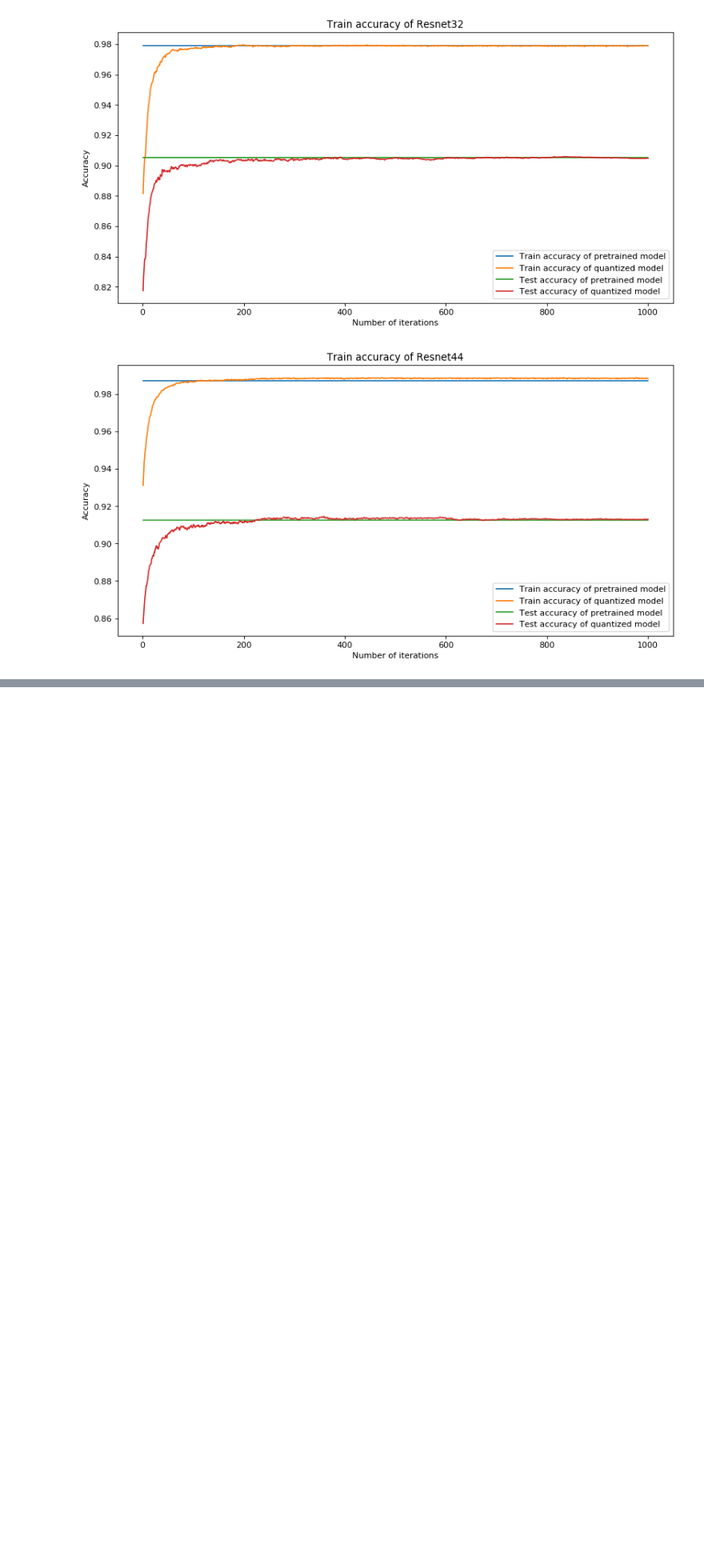
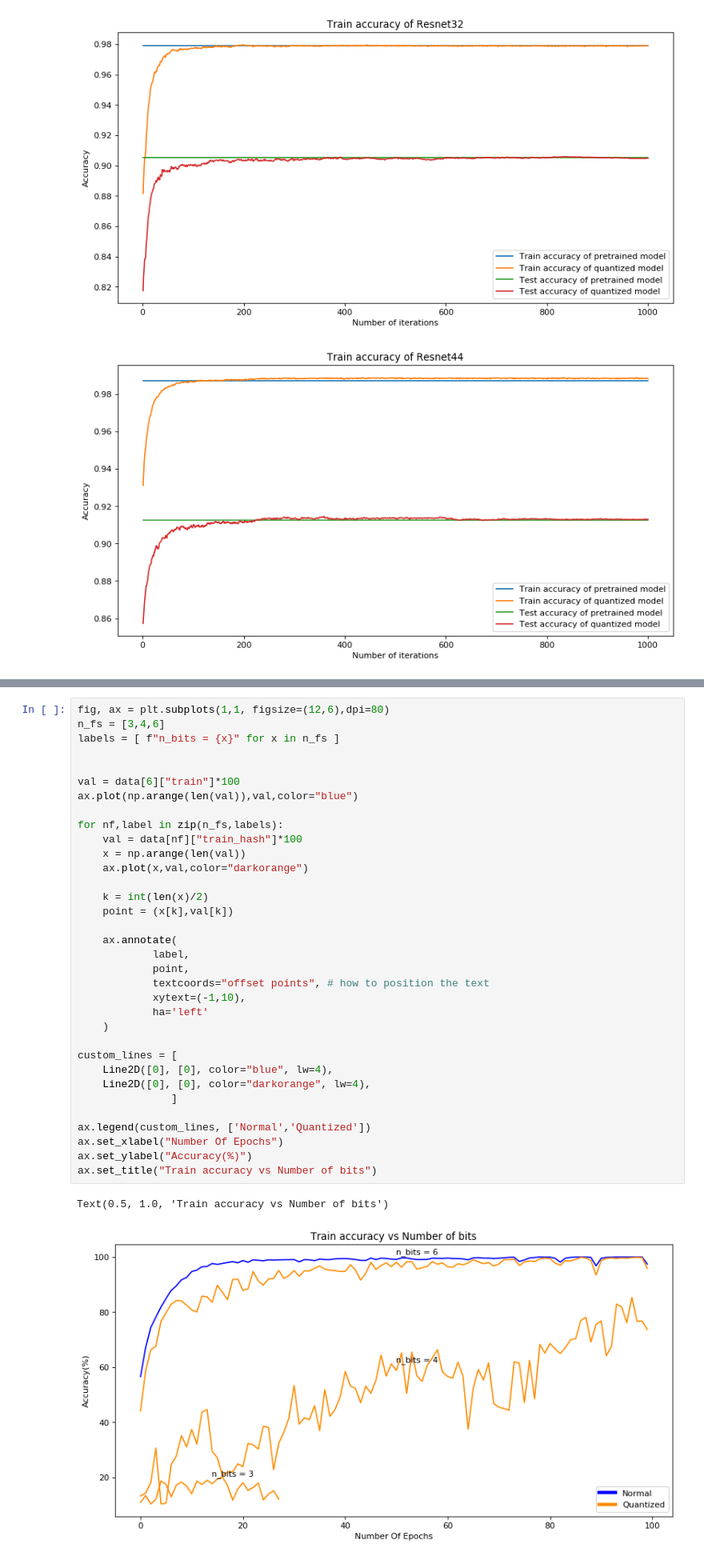
Before and after one commit to aghinsa/HashedConv, a Jupyter notebook: workspace/quant/inference/Inference.ipynb, the cells around one changed output, grey strips where cells are left out. Shown: that part at 80% size. Saved outputs shown, nothing was run; the diff lists cells and outputs as text; blank space fills up the shorter version.

```diff
--- a/workspace/quant/inference/Inference.ipynb
+++ b/workspace/quant/inference/Inference.ipynb
@@ -75,0 +369,37 @@ for model_name in model_names:
+# %%
+fig, ax = plt.subplots(1,1, figsize=(12,6),dpi=80)
+n_fs = [3,4,6]
+labels = [ f"n_bits = {x}" for x in n_fs ]
+
+
+val = data[6]["train"]*100
+ax.plot(np.arange(len(val)),val,color="blue")
+
+for nf,label in zip(n_fs,labels):
+    val = data[nf]["train_hash"]*100
+    x = np.arange(len(val))
+    ax.plot(x,val,color="darkorange")
+
+    k = int(len(x)/2)
+    point = (x[k],val[k])
+
+    ax.annotate(
+            label,
+            point,
+            textcoords="offset points", # how to position the text
+            xytext=(-1,10),
+            ha='left'
+    )
+
+custom_lines = [
+    Line2D([0], [0], color="blue", lw=4),
+    Line2D([0], [0], color="darkorange", lw=4),
+               ]
+
+ax.legend(custom_lines, ['Normal','Quantized'])
+ax.set_xlabel("Number Of Epochs")
+ax.set_ylabel("Accuracy(%)")
+ax.set_title("Train accuracy vs Number of bits")
+# %% [output]
+Text(0.5, 1.0, 'Train accuracy vs Number of bits')
+[figure, added]
```
Also changed, not shown: parts of 14 cells of this notebook, 27 other files.
